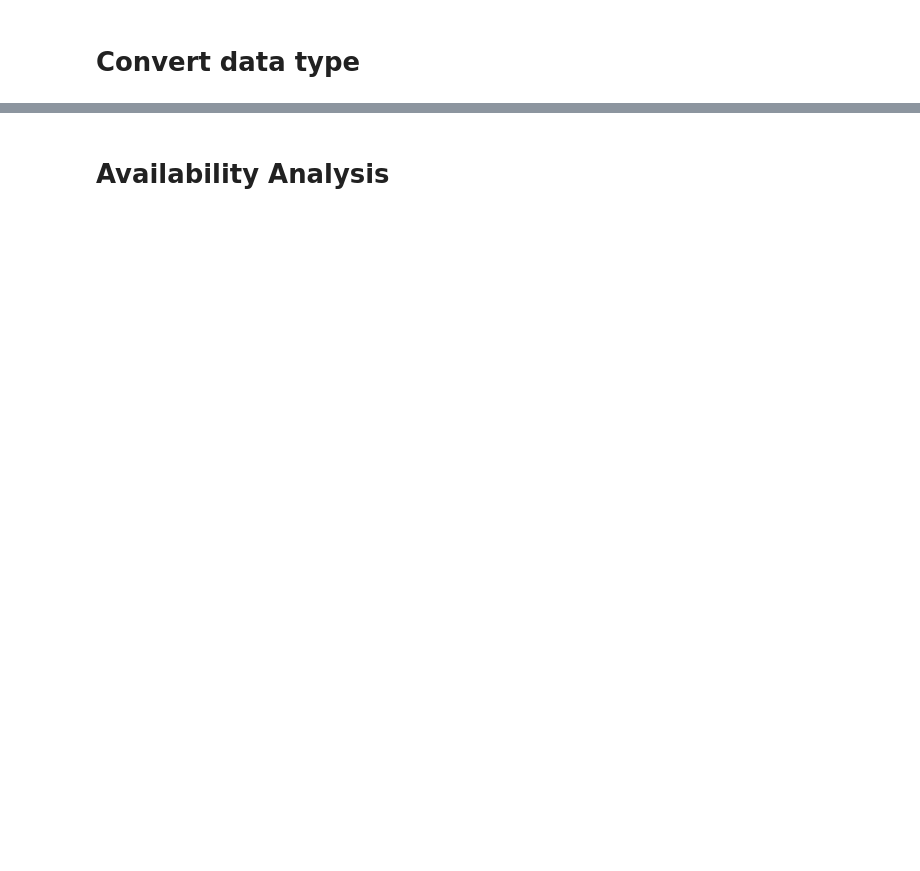
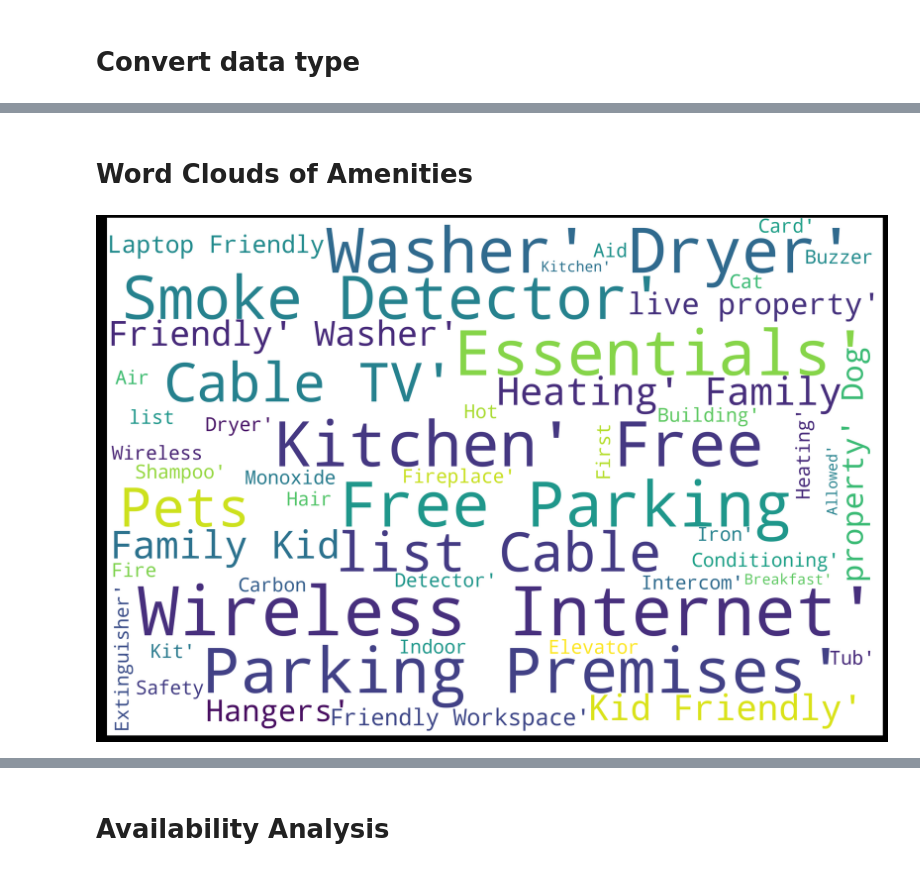
Before and after one commit to Mendy5/Udacity_Data_Scientist_Projects, a Jupyter notebook: P1_Writing_a_Data_Scientist_Blog_Post/Seattle_AirBnB_Data_Analysis_v2.0.ipynb, the cells around one changed output, grey strips where cells are left out. Saved outputs shown, nothing was run; the diff lists cells and outputs as text; code cells hidden in the pictures; blank space fills up the shorter version.

Commit message:
add amenities analysis 1. bar chart of amenities analysis 2. word could of amenities

```diff
--- a/P1_Writing_a_Data_Scientist_Blog_Post/Seattle_AirBnB_Data_Analysis_v2.0.ipynb
+++ b/P1_Writing_a_Data_Scientist_Blog_Post/Seattle_AirBnB_Data_Analysis_v2.0.ipynb
@@ -118,3 +265,22 @@ def groupby_agg(df, groupby, agg):
     '''
     df = df.groupby(groupby, as_index = False).agg(agg)
     return df
+# %% [markdown]
+# Word Clouds of Amenities
+# %%
+text = listings_df.amenities.str.replace('{|}|TV,|Internet,|"', "").str.split(r",").values
+# %%
+wordcloud = WordCloud(
+    width = 3000,
+    height = 2000,
+    background_color = 'white').generate(str(text))
+fig = plt.figure(
+    figsize = (40, 30),
+    facecolor = 'k',
+    edgecolor = 'k')
+plt.imshow(wordcloud, interpolation = 'bilinear')
+plt.axis('off')
+plt.tight_layout(pad=0)
+plt.show()
+# %% [output]
+[figure, added]
```
Also changed, not shown: parts of 44 cells of this notebook.
